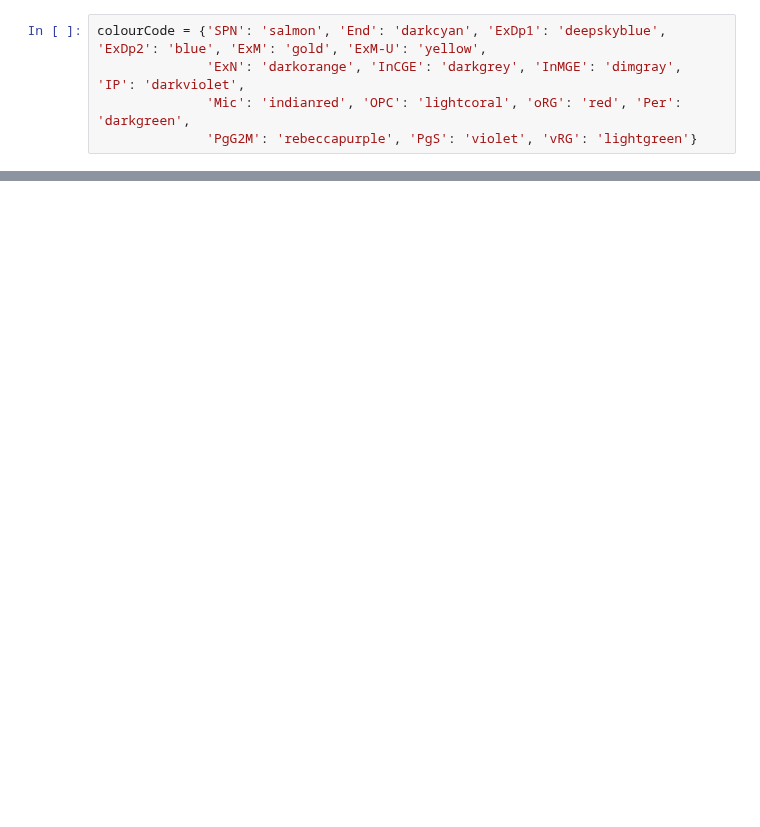
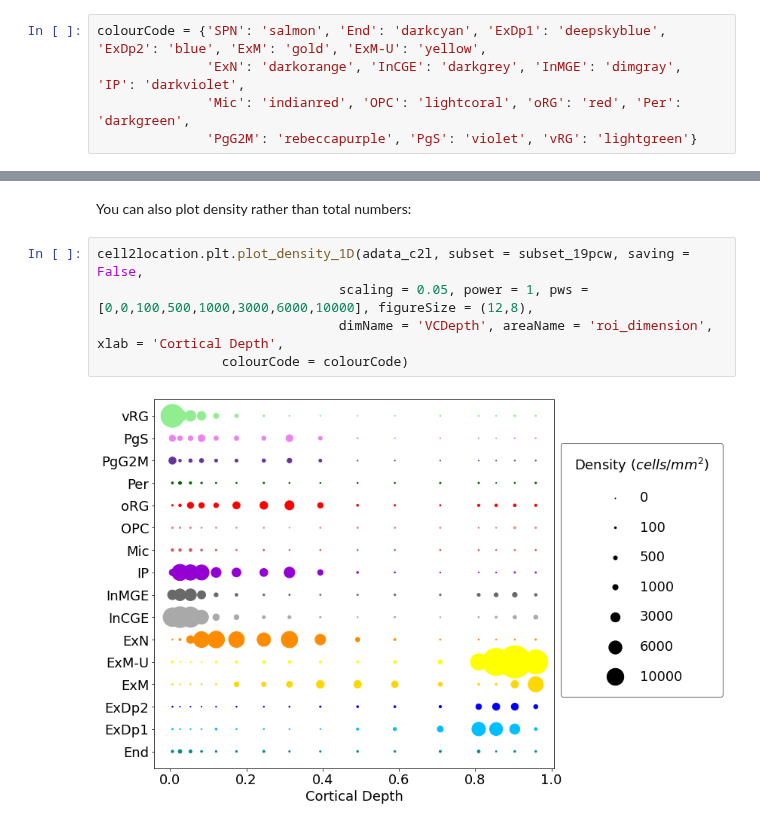
Before and after one commit to BayraktarLab/cell2location, a Jupyter notebook: docs/notebooks/cell2loation_for_NanostringWTA.ipynb, the cells around one changed output, grey strips where cells are left out. Saved outputs shown, nothing was run; the diff lists cells and outputs as text; blank space fills up the shorter version.

```diff
--- a/docs/notebooks/cell2loation_for_NanostringWTA.ipynb
+++ b/docs/notebooks/cell2loation_for_NanostringWTA.ipynb
@@ -127,0 +184,9 @@ cell2location.plt.plot_absolute_abundances_1D(adata_c2l, subset = None, saving =
+# %% [markdown]
+You can also plot density rather than total numbers:
+# %%
+cell2location.plt.plot_density_1D(adata_c2l, subset = subset_19pcw, saving = False,
+                               scaling = 0.05, power = 1, pws = [0,0,100,500,1000,3000,6000,10000], figureSize = (12,8),
+                               dimName = 'VCDepth', areaName = 'roi_dimension', xlab = 'Cortical Depth',
+                colourCode = colourCode)
+# %% [output]
+[figure, added]
```
Also changed, not shown: parts of 14 cells of this notebook, 3 other files.
